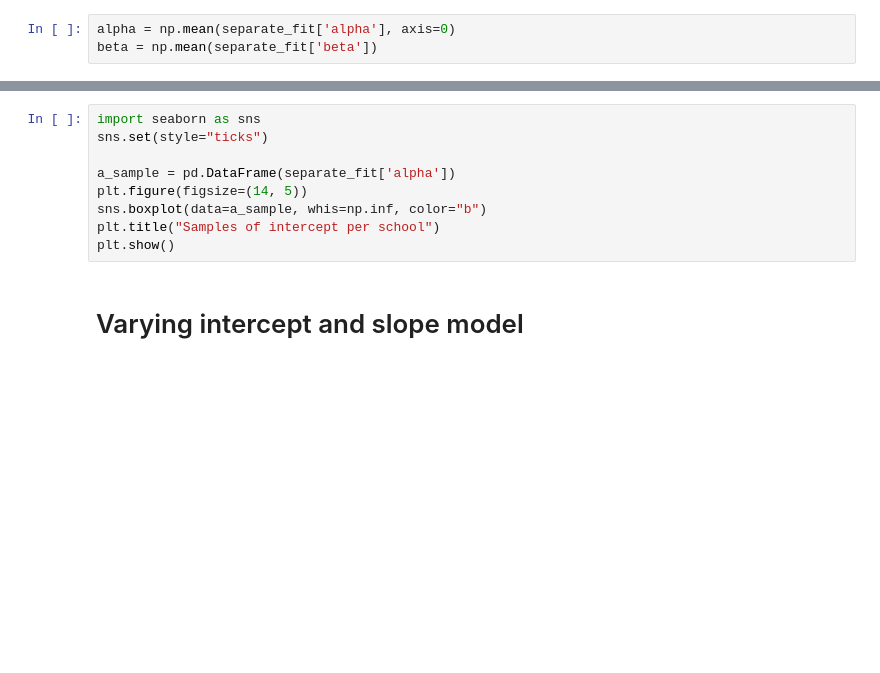
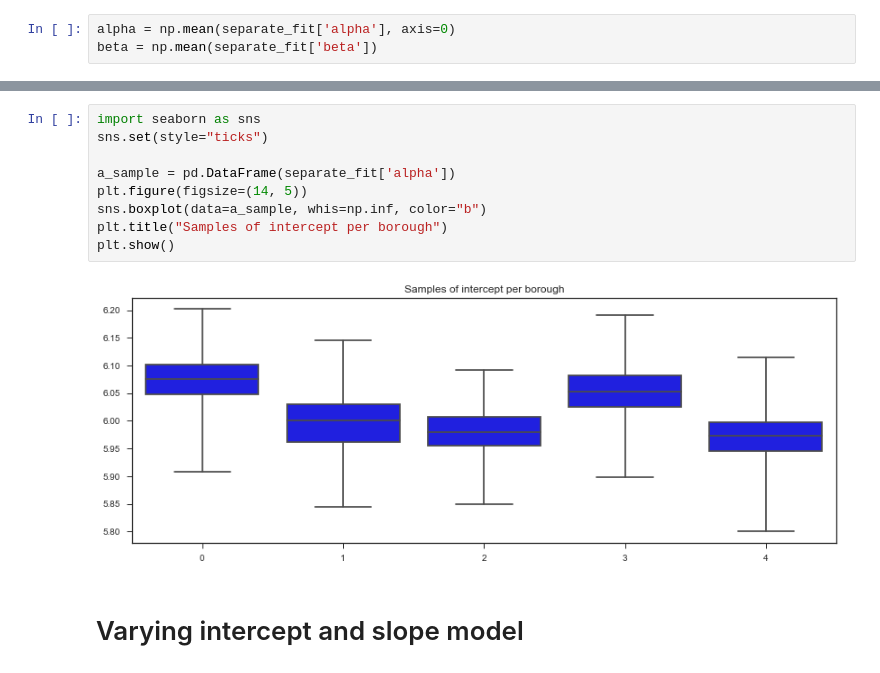
Before and after one commit to cthai721/bda-project, a Jupyter notebook: NYC Public Schools.ipynb, the cells around one changed output, grey strips where cells are left out. Cells and saved outputs as stored; diff of their text form; blank space fills up the shorter version.

```diff
--- a/NYC Public Schools.ipynb
+++ b/NYC Public Schools.ipynb
@@ -503,12 +565,14 @@ MSE(Y_pred, Y_test)
 # %%
 import seaborn as sns
 sns.set(style="ticks")
 
 a_sample = pd.DataFrame(separate_fit['alpha'])
 plt.figure(figsize=(14, 5))
 sns.boxplot(data=a_sample, whis=np.inf, color="b")
-plt.title("Samples of intercept per school")
+plt.title("Samples of intercept per borough")
 plt.show()
+# %% [output]
+[figure, added]
 # %% [markdown]
 # Varying intercept and slope model
 # %%
```
Also changed, not shown: parts of 29 cells of this notebook.
